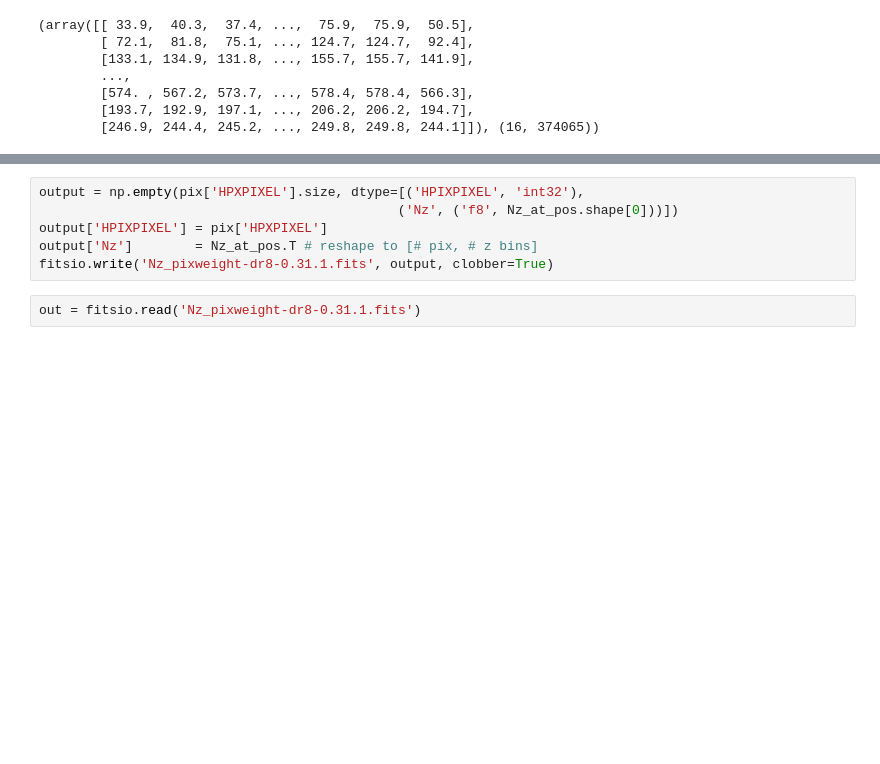
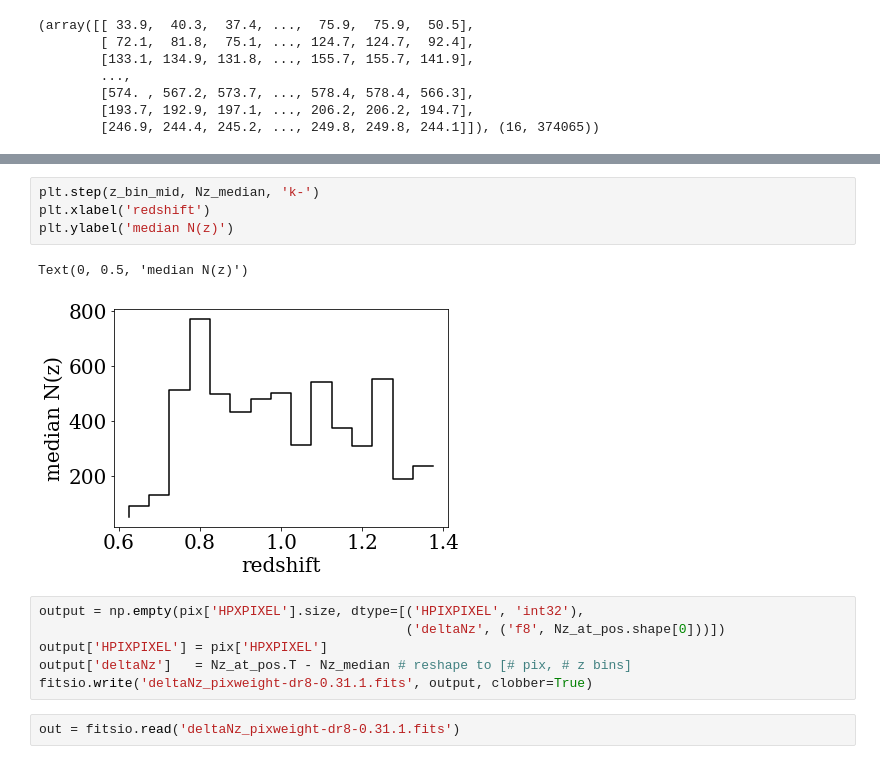
Before and after one commit to mehdirezaie/LSS, a Jupyter notebook: Sandbox/nzDECALS.ipynb, the cells around one changed output, grey strips where cells are left out. Cells and saved outputs as stored; diff of their text form; blank space fills up the shorter version.

Commit message:
derive Delta N(z)

```diff
--- a/Sandbox/nzDECALS.ipynb
+++ b/Sandbox/nzDECALS.ipynb
@@ -297,11 +318,18 @@ Nz_at_pos, Nz_at_pos.shape
+# %%
+plt.step(z_bin_mid, Nz_median, 'k-')
+plt.xlabel('redshift')
+plt.ylabel('median N(z)')
+# %% [output]
+Text(0, 0.5, 'median N(z)')
+[figure, added]
 # %%
 output = np.empty(pix['HPXPIXEL'].size, dtype=[('HPIXPIXEL', 'int32'),
-                                              ('Nz', ('f8', Nz_at_pos.shape[0]))])
+                                               ('deltaNz', ('f8', Nz_at_pos.shape[0]))])
 output['HPIXPIXEL'] = pix['HPXPIXEL']
-output['Nz']        = Nz_at_pos.T # reshape to [# pix, # z bins]
-fitsio.write('Nz_pixweight-dr8-0.31.1.fits', output, clobber=True)
+output['deltaNz']   = Nz_at_pos.T - Nz_median # reshape to [# pix, # z bins]
+fitsio.write('deltaNz_pixweight-dr8-0.31.1.fits', output, clobber=True)
 # %%
-out = fitsio.read('Nz_pixweight-dr8-0.31.1.fits')
+out = fitsio.read('deltaNz_pixweight-dr8-0.31.1.fits')
 # %%
 out
 # %% [output]
```
Also changed, not shown: parts of 8 cells of this notebook, 1 other file.
